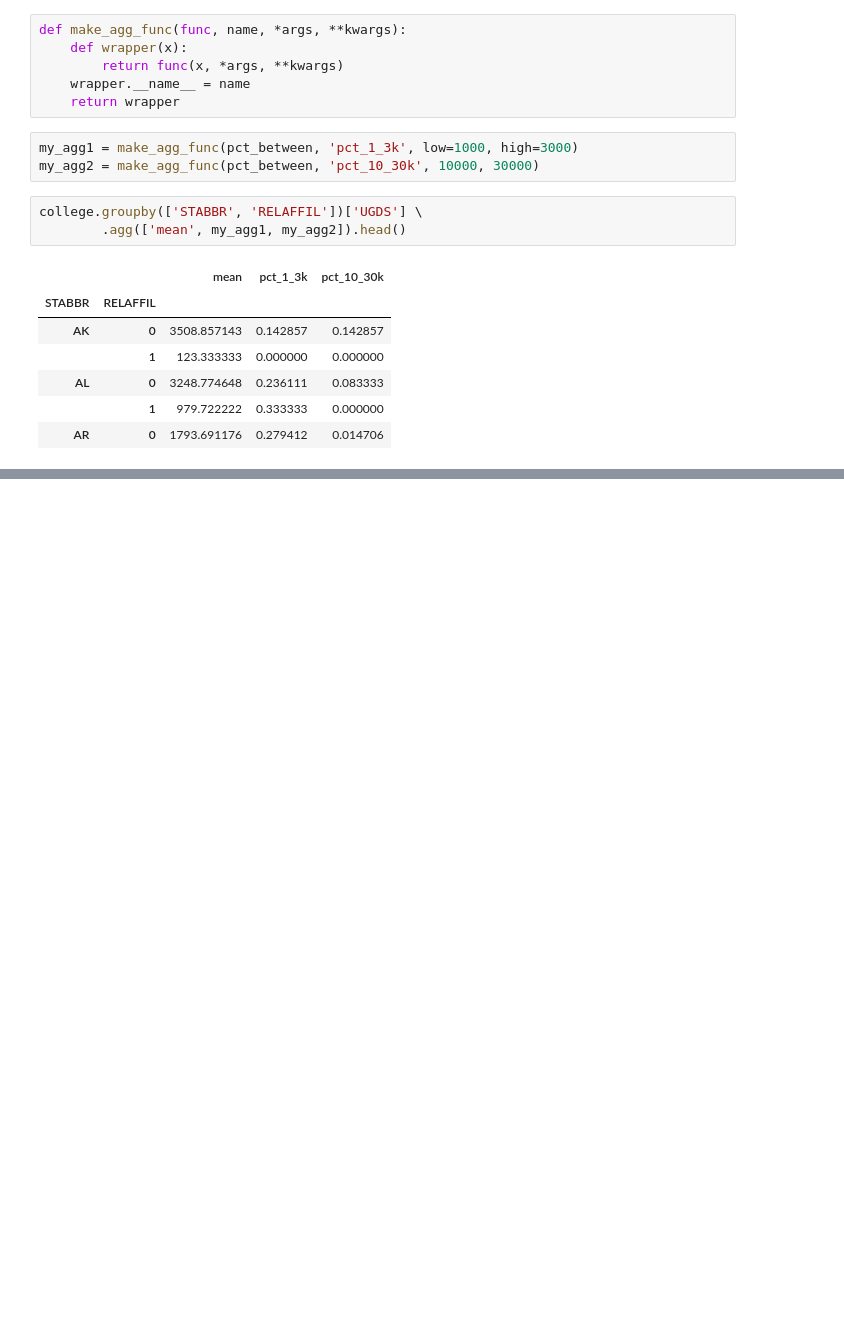
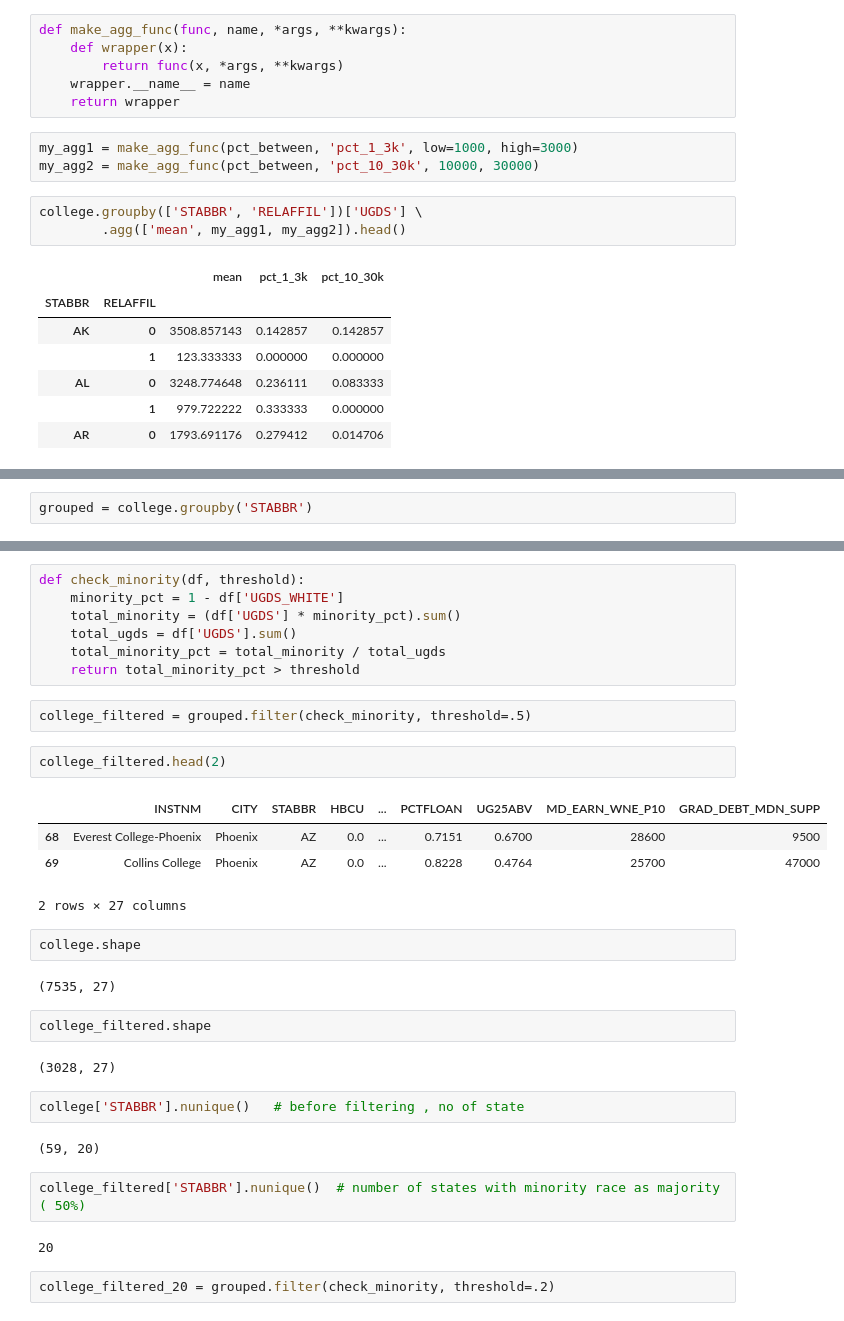
Before and after one commit to sandeepny441/projects_PS, a Jupyter notebook: pandas_sources/pandas_cookbook_p/7_Aggregation_Groupby_Operations.ipynb, the cells around one changed output, grey strips where cells are left out. Drawn from its saved outputs; the diff is of its cells as text; blank space fills up the shorter version.

```diff
--- a/pandas_sources/pandas_cookbook_p/7_Aggregation_Groupby_Operations.ipynb
+++ b/pandas_sources/pandas_cookbook_p/7_Aggregation_Groupby_Operations.ipynb
@@ -391,0 +451,2 @@ college.groupby(['STABBR', 'RELAFFIL'])['UGDS'] \
+# %%
+grouped = college.groupby('STABBR')
@@ -391,0 +461,34 @@ college.groupby(['STABBR', 'RELAFFIL'])['UGDS'] \
+# %%
+def check_minority(df, threshold):
+    minority_pct = 1 - df['UGDS_WHITE']
+    total_minority = (df['UGDS'] * minority_pct).sum()
+    total_ugds = df['UGDS'].sum()
+    total_minority_pct = total_minority / total_ugds
+    return total_minority_pct > threshold
+# %%
+college_filtered = grouped.filter(check_minority, threshold=.5)
+# %%
+college_filtered.head(2)
+# %% [output]
+|  | INSTNM | CITY | STABBR | HBCU | ... | PCTFLOAN | UG25ABV | MD_EARN_WNE_P10 | GRAD_DEBT_MDN_SUPP |
+| 68 | Everest College-Phoenix | Phoenix | AZ | 0.0 | ... | 0.7151 | 0.6700 | 28600 | 9500 |
+| 69 | Collins College | Phoenix | AZ | 0.0 | ... | 0.8228 | 0.4764 | 25700 | 47000 |
+2 rows × 27 columns
+# %%
+college.shape
+# %% [output]
+(7535, 27)
+# %%
+college_filtered.shape
+# %% [output]
+(3028, 27)
+# %%
+college['STABBR'].nunique()   # before filtering , no of state
+# %% [output]
+(59, 20)
+# %%
+college_filtered['STABBR'].nunique()  # number of states with minority race as majority ( 50%)
+# %% [output]
+20
+# %%
+college_filtered_20 = grouped.filter(check_minority, threshold=.2)
```
Also changed, not shown: parts of 16 cells of this notebook.
